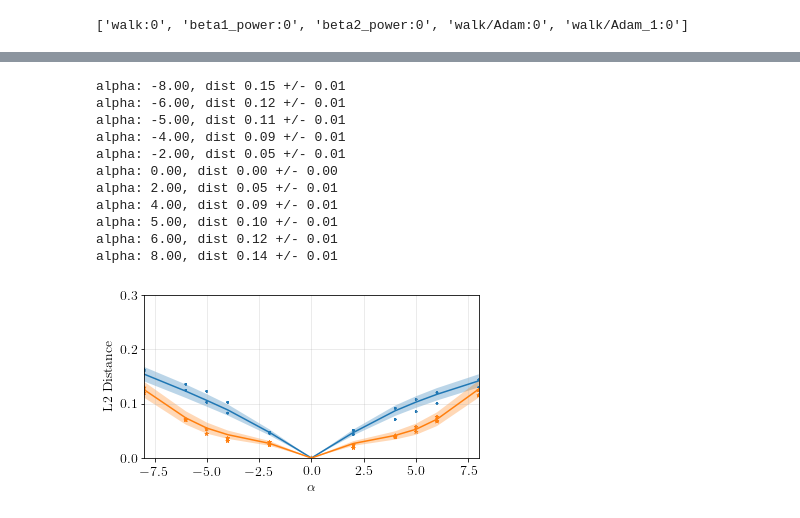
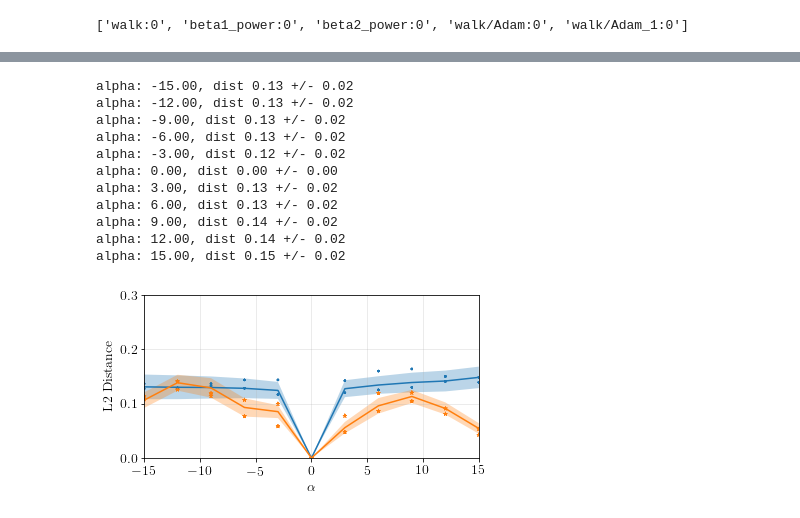
Before and after one commit to ali-design/gan_workspace, a Jupyter notebook: DCGAN-tensorflow/shiftx_aug_argminW_mnist.ipynb, the cells around one changed output, grey strips where cells are left out. Cells and saved outputs as stored; diff of their text form; code cells hidden in the pictures.

```diff
--- a/DCGAN-tensorflow/shiftx_aug_argminW_mnist.ipynb
+++ b/DCGAN-tensorflow/shiftx_aug_argminW_mnist.ipynb
@@ -360,7 +345,7 @@ print(loss_vals)
 # saver.restore(sess, "./out/walk_train_aug/shiftx_l2_git0.005/output/model_20000.ckpt")
 # %%
 num_samples = 10
-a = np.array([-8, -6, -5, -4, -2,  0,  2,  4,  5, 6,  8])
+a = np.array([-15, -12, -9, -6, -3,  0,  3,  6,  9, 12, 15])
 
 zs = np.random.uniform(-1, 1, size=(num_samples, FLAGS.z_dim))
 y = np.arange(0,FLAGS.y_dim,1)
@@ -375,7 +360,7 @@ for i in range(a.shape[0]):
     target_fn, mask_out = get_target_np(out_zs, a[i])#, show_img=True, show_mask=True)
     im_targets.append(target_fn)
     ## get transformed:
-    feed_dict = {z_placeholder: zs, y_placeholder: ys, alpha: a[i], target: target_fn, mask: mask_out}
+    feed_dict = {z_placeholder: zs, y_placeholder: ys, alpha: a[i]/15, target: target_fn, mask: mask_out}
     samples = sess.run(transformed_output, feed_dict=feed_dict)
     im_transformed.append(samples)
 #     imshow(imgrid(np.uint8(samples*255), cols=1))
@@ -569,9 +554,9 @@ alpha: 7.00, dist 0.03 +/- 0.02
 # %%
-dist_trained_joint = np.load("dist_trained_info-75epoch-joint.npy")
+dist_trained_joint = np.load("dist_trained_info_shiftx_aug_argminGW.npy")
 # %%
 ## plots and saves the computed similarity matrix
 import os
-output_dir = './out/transform_effect_plots/'
+output_dir = './out/plots/'
 savefile = 'shiftx_aug_argminW_loss_trained_plots'
 
 alphas = alphas_no_log
@@ -597,41 +582,41 @@ yscatter = dist_trained_info[:20] # take the first 20 samples
 mu_j = np.mean(dist_trained_joint, axis=0)
 sd_j = np.std(dist_trained_joint, axis=0)
 p_j = ax.plot(xaxis, mu_j)
 ax.fill_between(xaxis, mu_j-sd_j, mu_j+sd_j, alpha=0.3)
 xscatter_j = np.tile(xaxis, (20,1))
 yscatter_j = dist_trained_joint[:20]
 
 ax.scatter(xscatter, yscatter, marker='.',
            edgecolors='none', s=20, color=p[0].get_color())
 
 ax.scatter(xscatter_j, yscatter_j, marker='*', edgecolors='none', s=20, color=p_j[0].get_color())
 
 ax.set_xlabel(xlabel)
 ax.set_ylabel(ylabel)
 
 # ax.set_ylim([0, 0.8])
 ax.set_ylim([0, 0.3])
 ax.grid(alpha=0.3)
 # ax.set_xlim([np.min(alphas), np.max(alphas)])
 ax.set_xlim([np.min(alphas), np.max(alphas)])
 
 for (x, m, s) in zip(xaxis, mu, sd):
     print("alpha: {:.2f}, dist {:.2f} +/- {:.2f}".format(x, m, s))
 
 f.savefig(os.path.join(output_dir, savefile + '.png'),
           bbox_inches="tight", pad_inches=0)
 f.savefig(os.path.join(output_dir, savefile + '.pdf'),
           bbox_inches="tight", pad_inches=0)
 # %% [output]
-alpha: -8.00, dist 0.15 +/- 0.01
-alpha: -6.00, dist 0.12 +/- 0.01
-alpha: -5.00, dist 0.11 +/- 0.01
-alpha: -4.00, dist 0.09 +/- 0.01
-alpha: -2.00, dist 0.05 +/- 0.01
+alpha: -15.00, dist 0.13 +/- 0.02
+alpha: -12.00, dist 0.13 +/- 0.02
+alpha: -9.00, dist 0.13 +/- 0.02
+alpha: -6.00, dist 0.13 +/- 0.02
+alpha: -3.00, dist 0.12 +/- 0.02
 alpha: 0.00, dist 0.00 +/- 0.00
-alpha: 2.00, dist 0.05 +/- 0.01
-alpha: 4.00, dist 0.09 +/- 0.01
-alpha: 5.00, dist 0.10 +/- 0.01
-alpha: 6.00, dist 0.12 +/- 0.01
-alpha: 8.00, dist 0.14 +/- 0.01
+alpha: 3.00, dist 0.13 +/- 0.02
+alpha: 6.00, dist 0.13 +/- 0.02
+alpha: 9.00, dist 0.14 +/- 0.02
+alpha: 12.00, dist 0.14 +/- 0.02
+alpha: 15.00, dist 0.15 +/- 0.02
-[figure, old version]
+[figure, new version]
```
Also changed, not shown: parts of 10 cells of this notebook, 6 other files.
